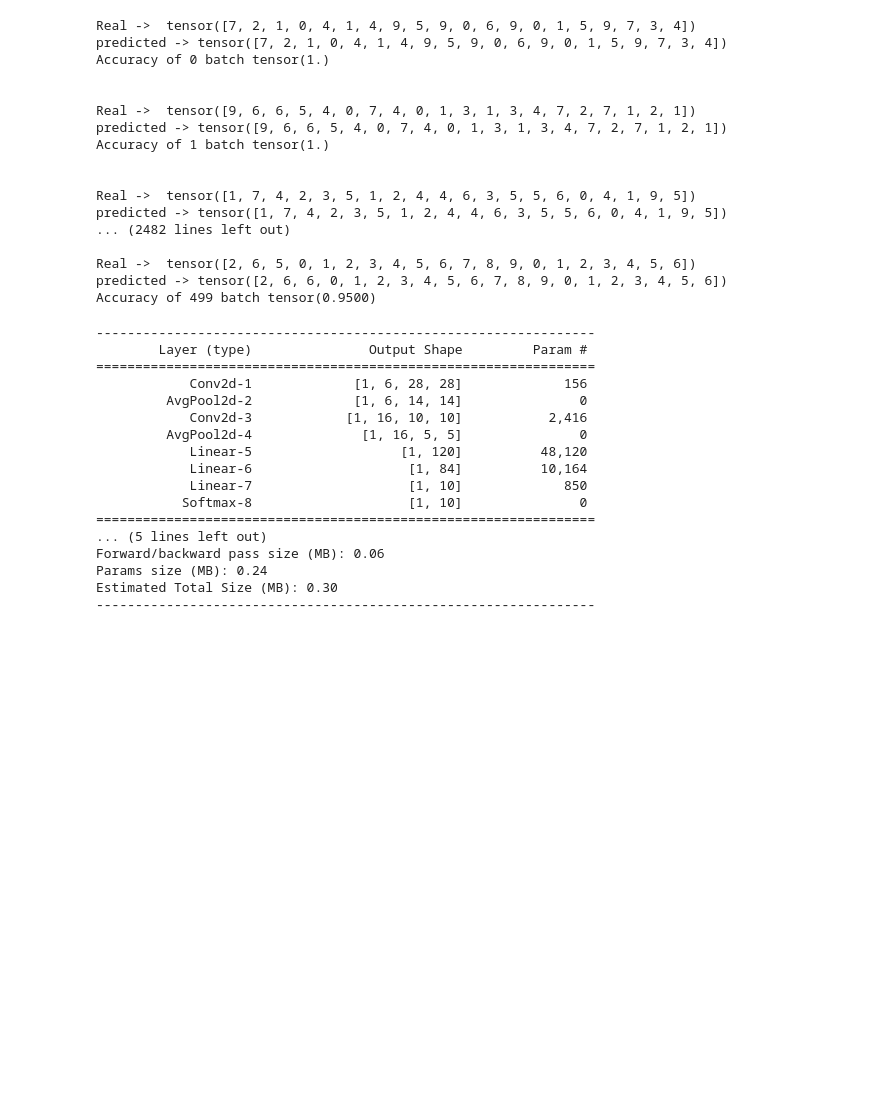
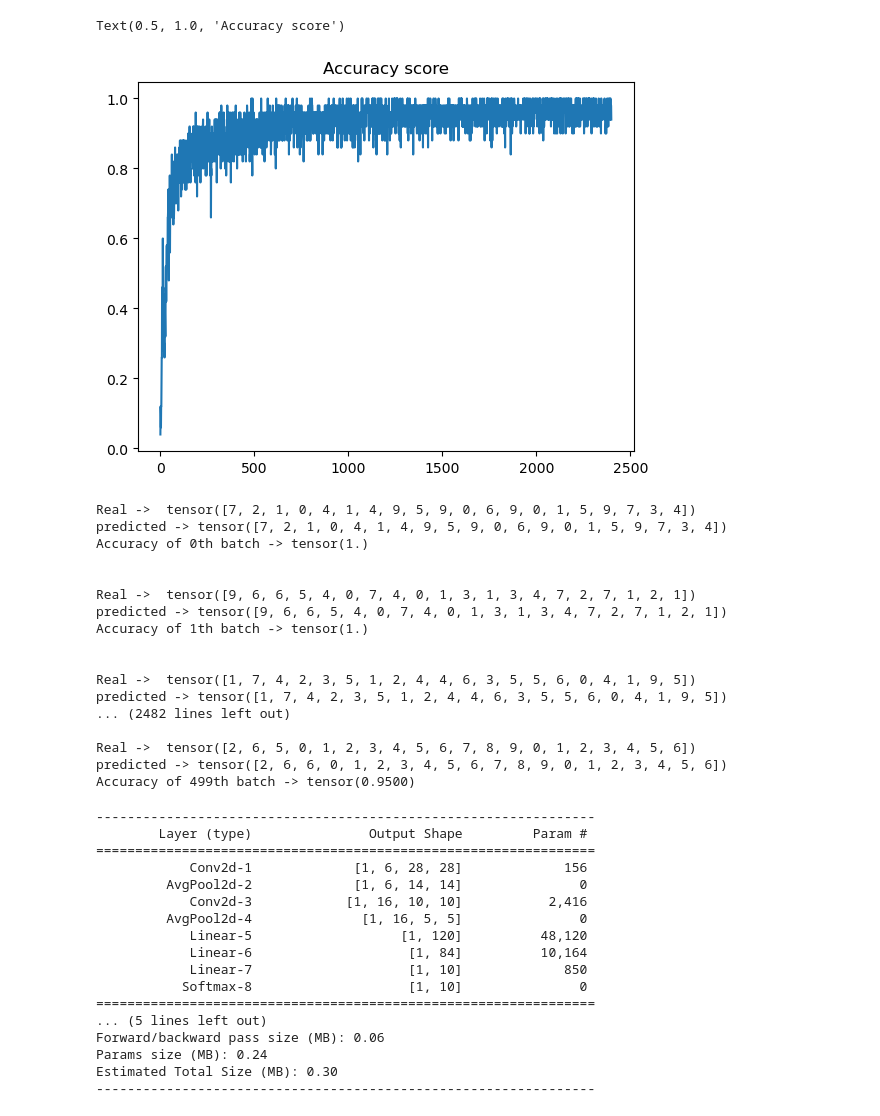
Before and after one commit to pouriaSameti/computer-vision, a Jupyter notebook: LeNet/LeNet.ipynb, the cells around one changed output. Saved outputs shown, nothing was run; the diff lists cells and outputs as text; code cells hidden in the pictures; blank space fills up the shorter version.

Commit message:
LeNet -> plotting the accuracy score during training the model.

```diff
--- a/LeNet/LeNet.ipynb
+++ b/LeNet/LeNet.ipynb
@@ -79,15 +77,29 @@ model = LeNet(input_channels=1, num_classe=10)
 optimizer = Adam(model.parameters(), lr=0.001)
 cross_entropy = CrossEntropyLoss()
 
+
+accuracy_list = []
+train_accuracy = Accuracy(task="multiclass", num_classes=10)
+
 epochs = 2
 for _ in range(epochs):
     for i, (x_train, y_train) in enumerate(train_loader):
         y_pred = model(x_train)
         loss = cross_entropy(y_pred, y_train)
+        accuracy_list.append(train_accuracy(y_pred, y_train))
 
         optimizer.zero_grad()
         loss.backward()
         optimizer.step()
+# %%
+#plotting accuracy score for training
+x = list(range(len(accuracy_list)))
+y = [float(tensor) for tensor in accuracy_list]
+sns.lineplot(x=x, y=y)
+plt.title('Accuracy score')
+# %% [output]
+Text(0.5, 1.0, 'Accuracy score')
+[figure, added]
 # %%
 # test
 accuracy = Accuracy(task="multiclass", num_classes=10)
@@ -98,16 +110,16 @@ for i, (x_test, y_test) in enumerate(test_loader):
     real_value = y_test
     print('Real -> ', real_value)
     print('predicted ->', prediction)
-    print(f'Accuracy of {i} batch', accuracy(y_pred, y_test), '\n\n')
+    print(f'Accuracy of {i}th batch ->', accuracy(y_pred, y_test), '\n\n')
 # %% [output]
 Real ->  tensor([7, 2, 1, 0, 4, 1, 4, 9, 5, 9, 0, 6, 9, 0, 1, 5, 9, 7, 3, 4])
 predicted -> tensor([7, 2, 1, 0, 4, 1, 4, 9, 5, 9, 0, 6, 9, 0, 1, 5, 9, 7, 3, 4])
-Accuracy of 0 batch tensor(1.)
+Accuracy of 0th batch -> tensor(1.)
 
 
 Real ->  tensor([9, 6, 6, 5, 4, 0, 7, 4, 0, 1, 3, 1, 3, 4, 7, 2, 7, 1, 2, 1])
 predicted -> tensor([9, 6, 6, 5, 4, 0, 7, 4, 0, 1, 3, 1, 3, 4, 7, 2, 7, 1, 2, 1])
-Accuracy of 1 batch tensor(1.)
+Accuracy of 1th batch -> tensor(1.)
 
 
 Real ->  tensor([1, 7, 4, 2, 3, 5, 1, 2, 4, 4, 6, 3, 5, 5, 6, 0, 4, 1, 9, 5])
@@ -116,7 +128,7 @@ predicted -> tensor([1, 7, 4, 2, 3, 5, 1, 2, 4, 4, 6, 3, 5, 5, 6, 0, 4, 1, 9, 5]
 
 Real ->  tensor([2, 6, 5, 0, 1, 2, 3, 4, 5, 6, 7, 8, 9, 0, 1, 2, 3, 4, 5, 6])
 predicted -> tensor([2, 6, 6, 0, 1, 2, 3, 4, 5, 6, 7, 8, 9, 0, 1, 2, 3, 4, 5, 6])
-Accuracy of 499 batch tensor(0.9500)
+Accuracy of 499th batch -> tensor(0.9500)
 # %%
 # training on GPU
 device = 'cuda' if torch.cuda.is_available() else 'cpu'
```
Also changed, not shown: parts of 2 cells of this notebook.
